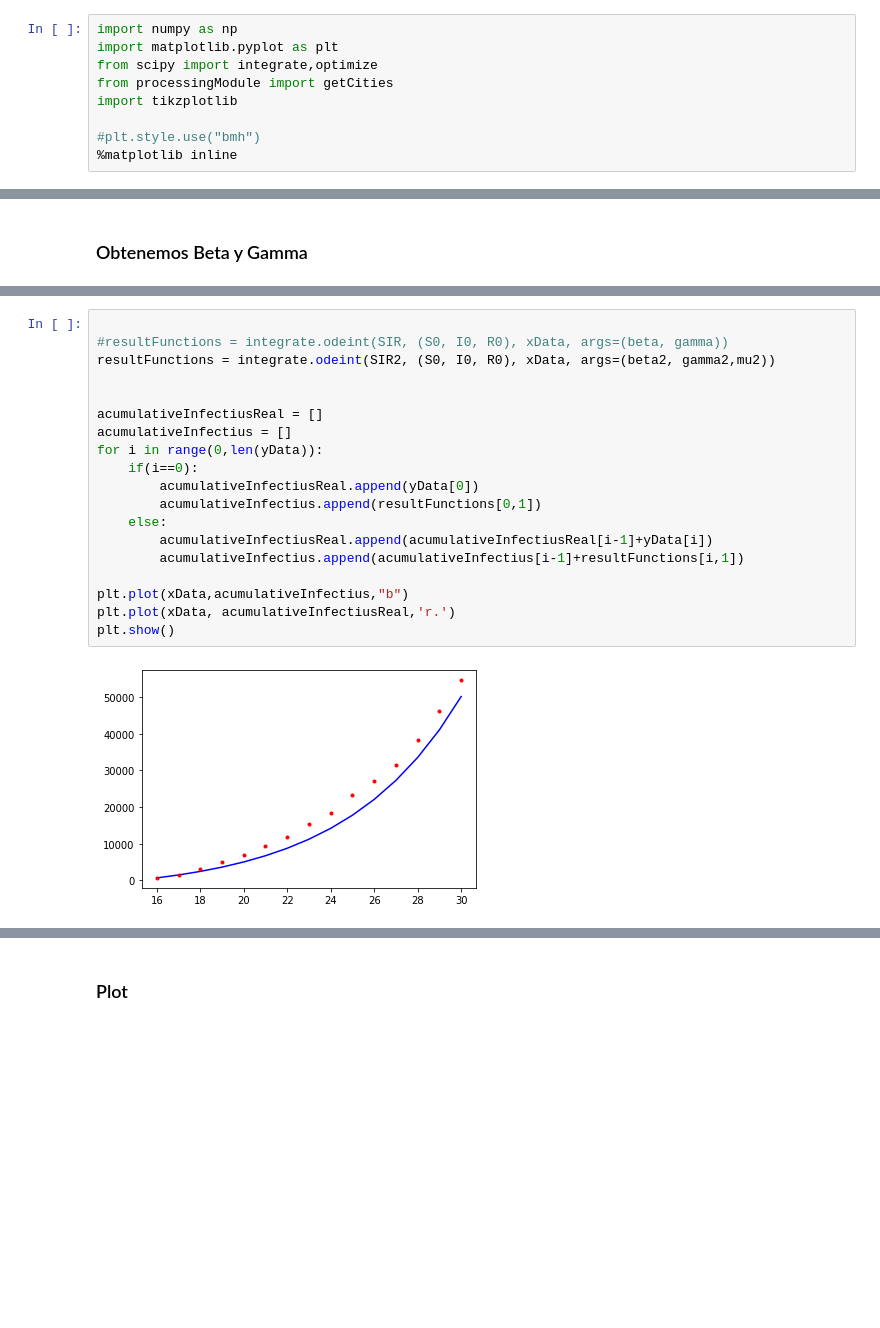
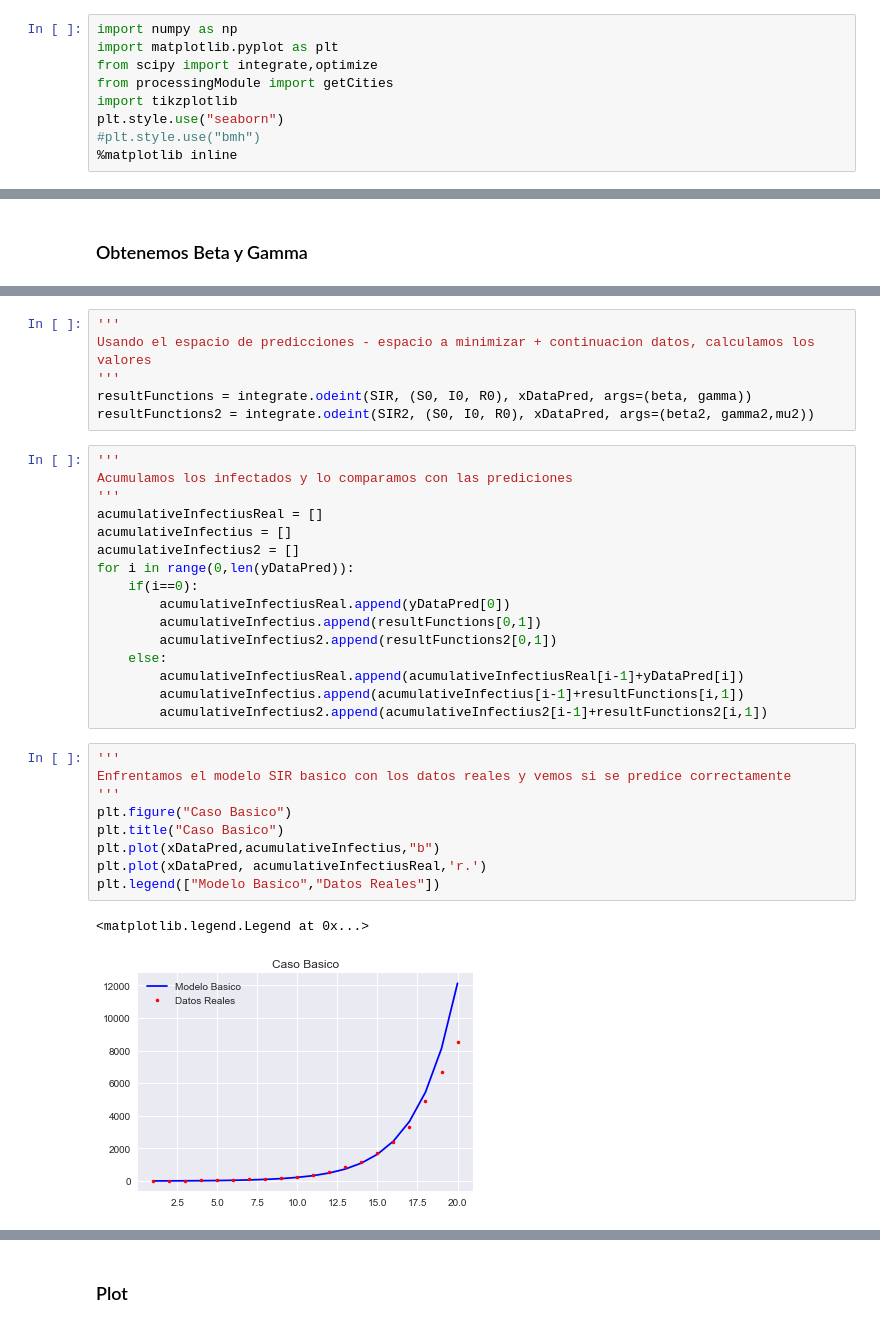
Before and after one commit to fbellidopazos/covidSIRAnalysis, a Jupyter notebook: Jupyter Notebooks/SIRNotebook.ipynb, the cells around one changed output, grey strips where cells are left out. Saved outputs shown, nothing was run; the diff lists cells and outputs as text; blank space fills up the shorter version.

```diff
--- a/Jupyter Notebooks/SIRNotebook.ipynb
+++ b/Jupyter Notebooks/SIRNotebook.ipynb
@@ -6,6 +6,6 @@ import matplotlib.pyplot as plt
 from scipy import integrate,optimize
 from processingModule import getCities
 import tikzplotlib
-
+plt.style.use("seaborn")
 #plt.style.use("bmh")
 %matplotlib inline
@@ -97,21 +148,34 @@ Beta: 0.59324835078235  Gamma:0.4067544135177485        R0=1.458492719603801
+# %%
+'''
+Usando el espacio de predicciones - espacio a minimizar + continuacion datos, calculamos los valores
+'''
+resultFunctions = integrate.odeint(SIR, (S0, I0, R0), xDataPred, args=(beta, gamma))
+resultFunctions2 = integrate.odeint(SIR2, (S0, I0, R0), xDataPred, args=(beta2, gamma2,mu2))
 # %%
-
-#resultFunctions = integrate.odeint(SIR, (S0, I0, R0), xData, args=(beta, gamma))
-resultFunctions = integrate.odeint(SIR2, (S0, I0, R0), xData, args=(beta2, gamma2,mu2))
-
-
+'''
+Acumulamos los infectados y lo comparamos con las prediciones
+'''
 acumulativeInfectiusReal = []
 acumulativeInfectius = []
-for i in range(0,len(yData)):
+acumulativeInfectius2 = []
+for i in range(0,len(yDataPred)):
     if(i==0):
-        acumulativeInfectiusReal.append(yData[0])
+        acumulativeInfectiusReal.append(yDataPred[0])
         acumulativeInfectius.append(resultFunctions[0,1])
+        acumulativeInfectius2.append(resultFunctions2[0,1])
     else:
-        acumulativeInfectiusReal.append(acumulativeInfectiusReal[i-1]+yData[i])
+        acumulativeInfectiusReal.append(acumulativeInfectiusReal[i-1]+yDataPred[i])
         acumulativeInfectius.append(acumulativeInfectius[i-1]+resultFunctions[i,1])
-
-plt.plot(xData,acumulativeInfectius,"b")
-plt.plot(xData, acumulativeInfectiusReal,'r.')
-plt.show()
+        acumulativeInfectius2.append(acumulativeInfectius2[i-1]+resultFunctions2[i,1])
-# %% [output]
-[figure, removed]
+# %%
+'''
+Enfrentamos el modelo SIR basico con los datos reales y vemos si se predice correctamente
+'''
+plt.figure("Caso Basico")
+plt.title("Caso Basico")
+plt.plot(xDataPred,acumulativeInfectius,"b")
+plt.plot(xDataPred, acumulativeInfectiusReal,'r.')
+plt.legend(["Modelo Basico","Datos Reales"])
+# %% [output]
+<matplotlib.legend.Legend at 0x...>
+[figure, added]
```
Also changed, not shown: parts of 17 cells of this notebook, 5 other files.
